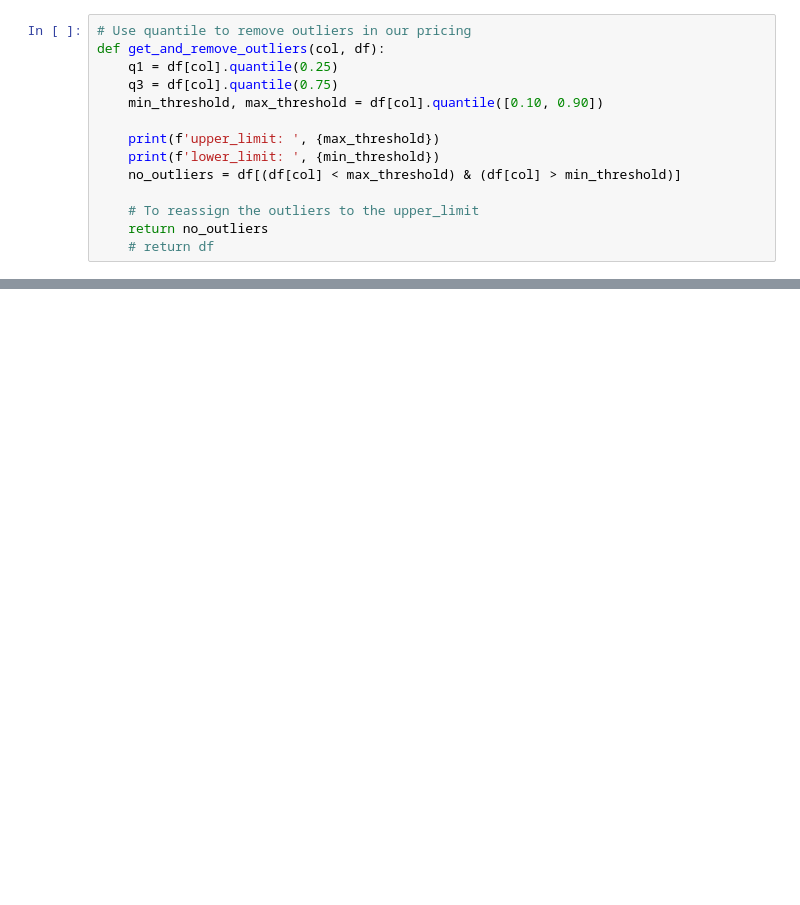
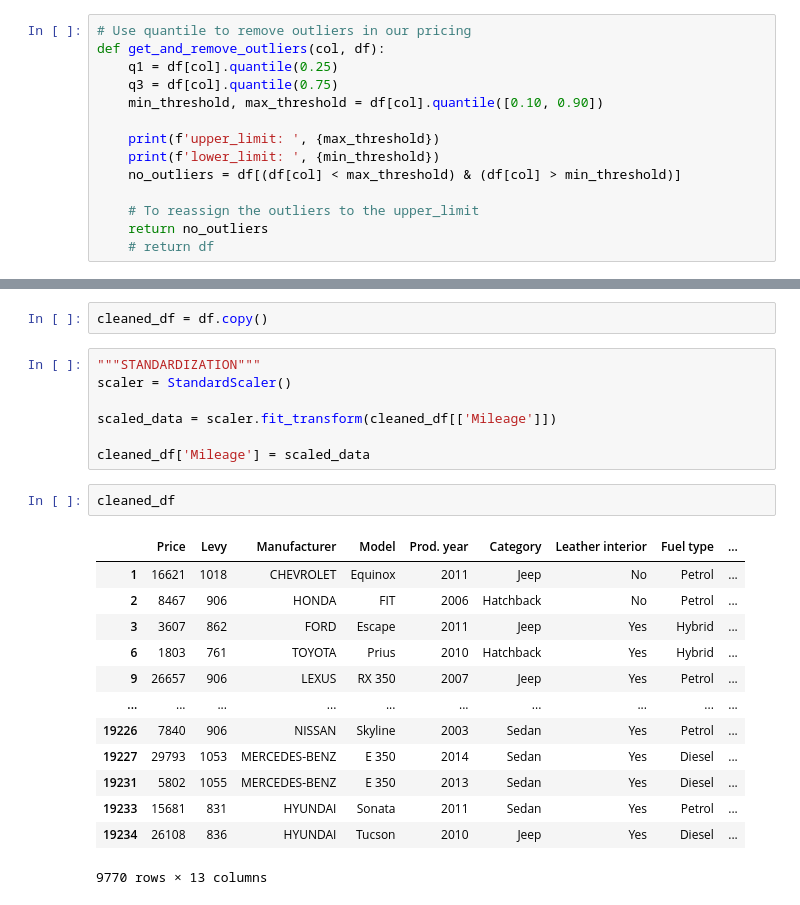
Before and after one commit to Aifedayo/data-science-maths, a Jupyter notebook: Projects/flask_server_car_price_pred_v2/model/car_price_prediction_model_v2.ipynb, the cells around one changed output, grey strips where cells are left out. Cells and saved outputs as stored; diff of their text form; blank space fills up the shorter version.

Commit message:
Data analysis

```diff
--- a/Projects/flask_server_car_price_pred_v2/model/car_price_prediction_model_v2.ipynb
+++ b/Projects/flask_server_car_price_pred_v2/model/car_price_prediction_model_v2.ipynb
@@ -305,0 +339,25 @@ df = df.drop('ID', axis=1)
+# %%
+cleaned_df = df.copy()
+# %%
+"""STANDARDIZATION"""
+scaler = StandardScaler()
+
+scaled_data = scaler.fit_transform(cleaned_df[['Mileage']])
+
+cleaned_df['Mileage'] = scaled_data
+# %%
+cleaned_df
+# %% [output]
+|  | Price | Levy | Manufacturer | Model | Prod. year | Category | Leather interior | Fuel type | ... |
+| 1 | 16621 | 1018 | CHEVROLET | Equinox | 2011 | Jeep | No | Petrol | ... |
+| 2 | 8467 | 906 | HONDA | FIT | 2006 | Hatchback | No | Petrol | ... |
+| 3 | 3607 | 862 | FORD | Escape | 2011 | Jeep | Yes | Hybrid | ... |
+| 6 | 1803 | 761 | TOYOTA | Prius | 2010 | Hatchback | Yes | Hybrid | ... |
+| 9 | 26657 | 906 | LEXUS | RX 350 | 2007 | Jeep | Yes | Petrol | ... |
+| ... | ... | ... | ... | ... | ... | ... | ... | ... | ... |
+| 19226 | 7840 | 906 | NISSAN | Skyline | 2003 | Sedan | Yes | Petrol | ... |
+| 19227 | 29793 | 1053 | MERCEDES-BENZ | E 350 | 2014 | Sedan | Yes | Diesel | ... |
+| 19231 | 5802 | 1055 | MERCEDES-BENZ | E 350 | 2013 | Sedan | Yes | Diesel | ... |
+| 19233 | 15681 | 831 | HYUNDAI | Sonata | 2011 | Sedan | Yes | Petrol | ... |
+| 19234 | 26108 | 836 | HYUNDAI | Tucson | 2010 | Jeep | Yes | Diesel | ... |
+9770 rows × 13 columns
```
Also changed, not shown: parts of 17 cells of this notebook.
